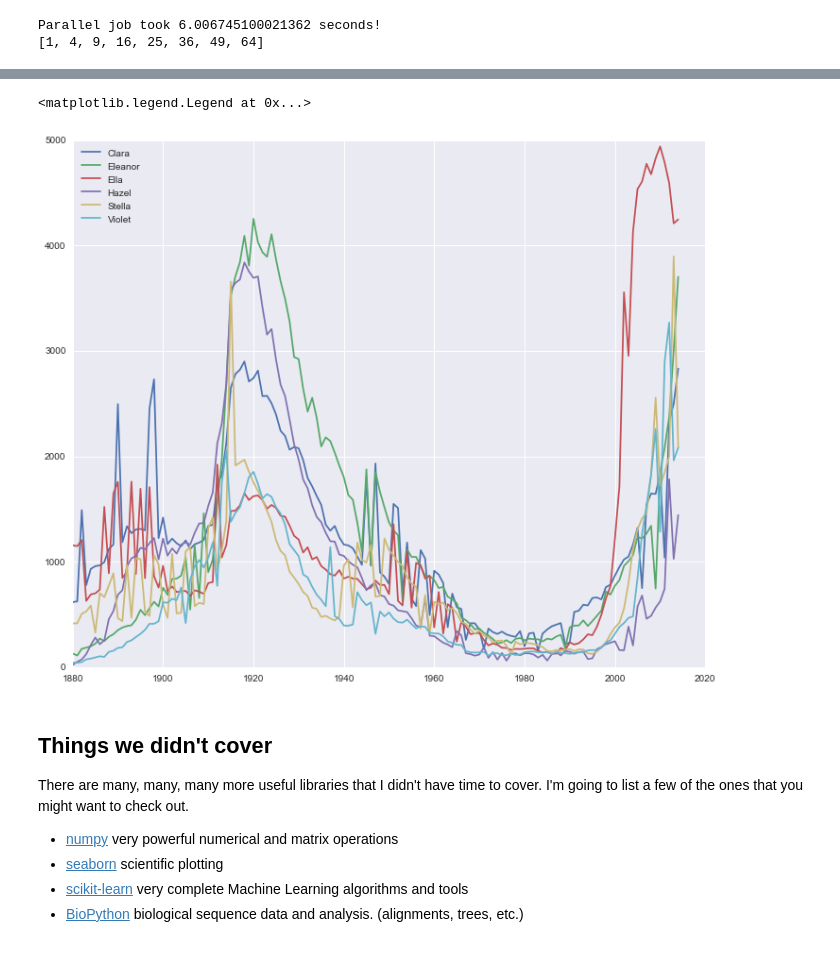
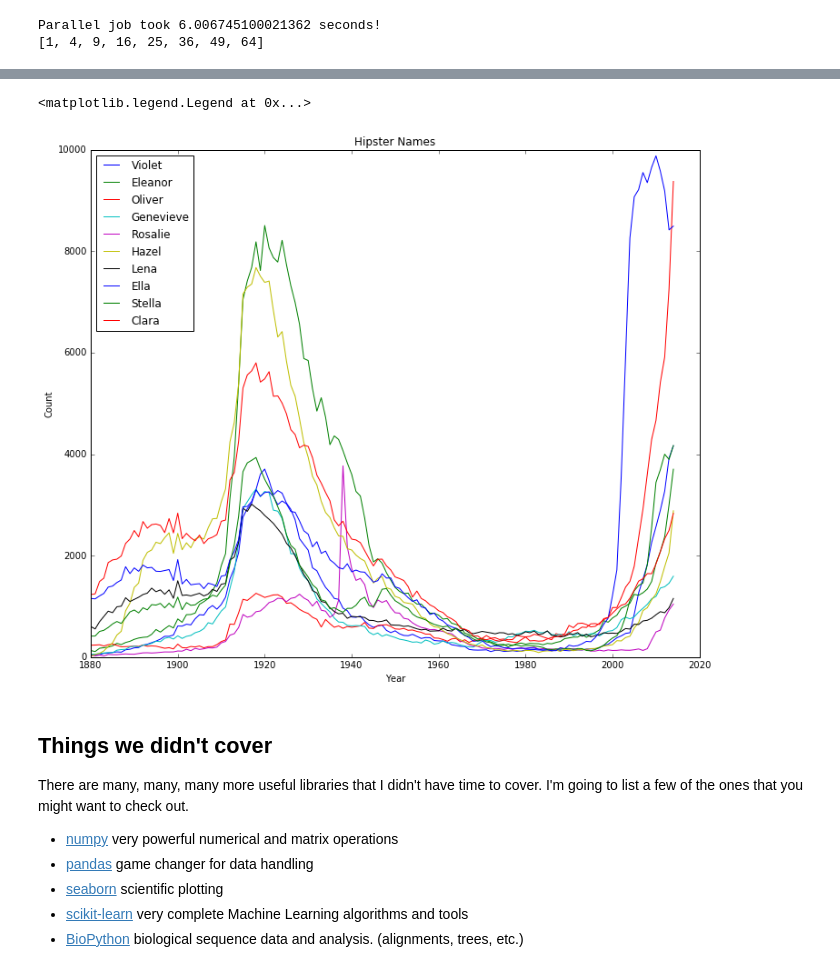
Before and after one commit to cgoliver/Notebooks, a Jupyter notebook: Intro_to_Python.ipynb, the cells around one changed output, grey strips where cells are left out. Cells and saved outputs as stored; diff of their text form; code cells hidden in the pictures.

```diff
--- a/Intro_to_Python.ipynb
+++ b/Intro_to_Python.ipynb
@@ -726,0 +801,5 @@ memory usage: 69.6+ MB
+# %%
+baby_dict, year_list = read_names(babypath)
+
+#look up your name in the dictionary!
+print(baby_dict['Carlos'])
@@ -778,11 +835,13 @@ plt.plot(y, c)
 # %%
-# we define a hipster name with the three following criteria
-# * was very popular a long time ago (at least 3000 count between 1915-1930)
+# we define a hipster name with the three following criteria. let's say a name is popular if it reaches 1000 babies in
+# a given year.
+# Criteria:
+# * was very popular a long time ago (at least 1000 count between 1915-1930)
 # * very unpopular 30 years ago (under 1000 between 1980-2000)
-# * popular in recent years (more than 2000 after 2010)
+# * popular in recent years (more than 1000 after 2010)
 
 
-def hipster_names(df):
+def hipster_names(baby_dict, year_list):
 
     #let's start an emty list to contain all the matching 'hip' names
     hip_names = []
@@ -792,29 +851,28 @@ def hipster_names(df):
     unpopular_range = range(1960, 2000)
     recent = 2010
 
-    #as before, we group the DataFrame by name
-    g = df.groupby(['Name'])
+    names = baby_dict.keys()
 
-    #we go through each name
-    for name, group in g:
-
-        #set some booleans that will tell us together if the name is hip
+    #we go through each row in the name group
+    for name in names:
+        #set some booleans with some initial values that will tell us together if the name is hip
         was_popular = False
         was_unpopular = True
         becoming_popular = False
 
-        #we go through each row in the name group
-        for row in group.itertuples():
+        #we go through each year in the name
+        for index, count in enumerate(baby_dict[name]):
+            current_year = year_list[index]
             #check if the name was popular a long time ago
-            if row.Year in popular_range and row.Count >= 3000:
+            if current_year in popular_range and count >= 1000:
                 was_popular = True
                 continue
             #check if the year was unpopular recently
-            if row.Year in unpopular_range and row.Count >= 1000:
+            if current_year in unpopular_range and count >= 1000:
                 was_unpopular = False
                 continue
             #check if the name is growing in popularity
-            if row.Year >= recent and row.Count >= 2000:
+            if current_year >= recent and count >= 1000:
                 becoming_popular = True
                 continue
 
@@ -827,5 +885,5 @@ def hipster_names(df):
     return hip_names
 # %%
 #now we just have to call the function hipster_names. give this a couple of minutes as it's a lot of data!
-hip_names = hipster_names(names_df)
+hip_names = hipster_names(baby_dict, year_list)
 print(hip_names)
@@ -832,23 +902,20 @@ print(hip_names)
 # %%
 #let's plot the trendlines of each hip name
 for n in hip_names:
-    years, counts = name_trend(n, names_df)
-    plt.plot(years, counts, label=n)
+    name_plot(n, baby_dict, year_list, title="Hipster Names")
 
 #we set the legend, x-axis label, y-axis label, and title of the plot
 plt.legend(loc="upper left")
-plt.xlabel("Year")
-plt.ylabel("Counts")
-plt.title("Hipster Names")
 # %% [output]
 <matplotlib.legend.Legend at 0x...>
-[figure, old version]
+[figure, new version]
 # %% [markdown]
 ## Things we didn't cover
 
 There are many, many, many more useful libraries that I didn't have time to cover. I'm going to list a few of the ones that you might want to check out.
 
 * [numpy](http://www.numpy.org/) very powerful numerical and matrix operations
+* [pandas](http://pandas.pydata.org/) game changer for data handling
 * [seaborn](http://seaborn.pydata.org/index.html) scientific plotting
 * [scikit-learn](http://scikit-learn.org/stable/) very complete Machine Learning algorithms and tools
 * [BioPython](http://biopython.org/wiki/Biopython) biological sequence data and analysis. (alignments, trees, etc.)
```
Also changed, not shown: parts of 24 cells of this notebook.
